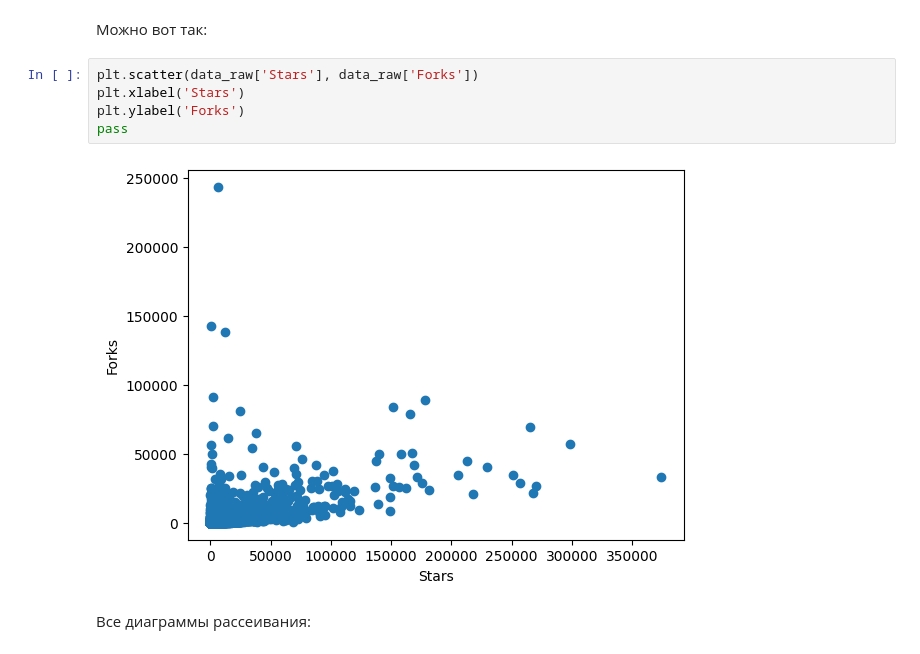
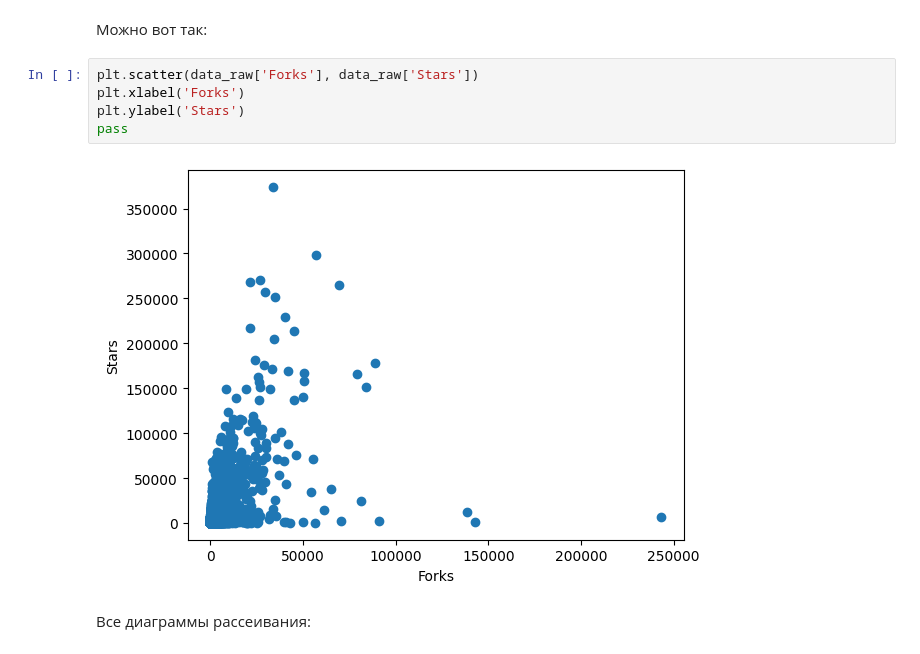
Before and after one commit to AndreyBugrov/MachineLearningCourse, a Jupyter notebook: github_repositories.ipynb, the cells around one changed output. Saved outputs shown, nothing was run; the diff lists cells and outputs as text.

```diff
--- a/github_repositories.ipynb
+++ b/github_repositories.ipynb
@@ -254,12 +256,12 @@ pass
 # %% [markdown]
 Можно вот так:
 # %%
-plt.scatter(data_raw['Stars'], data_raw['Forks'])
-plt.xlabel('Stars')
-plt.ylabel('Forks')
+plt.scatter(data_raw['Forks'], data_raw['Stars'])
+plt.xlabel('Forks')
+plt.ylabel('Stars')
 pass
 # %% [output]
-[figure, old version]
+[figure, new version]
 # %% [markdown]
 Все диаграммы рассеивания:
 # %%
```
Also changed, not shown: parts of 92 cells of this notebook.
